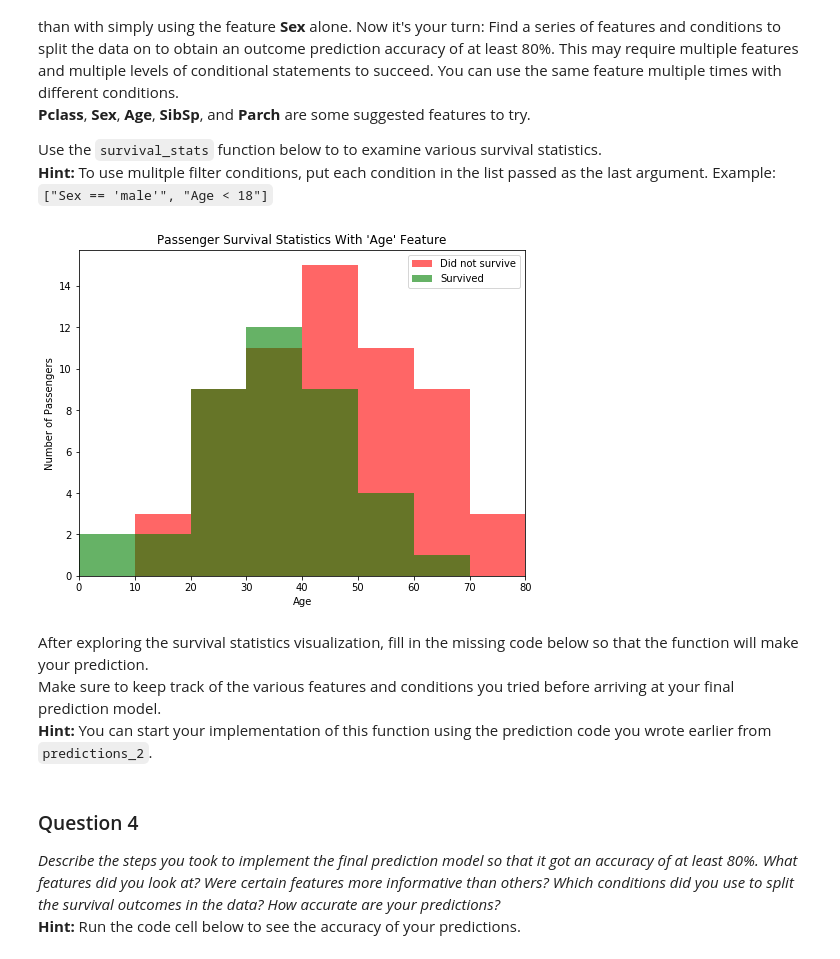
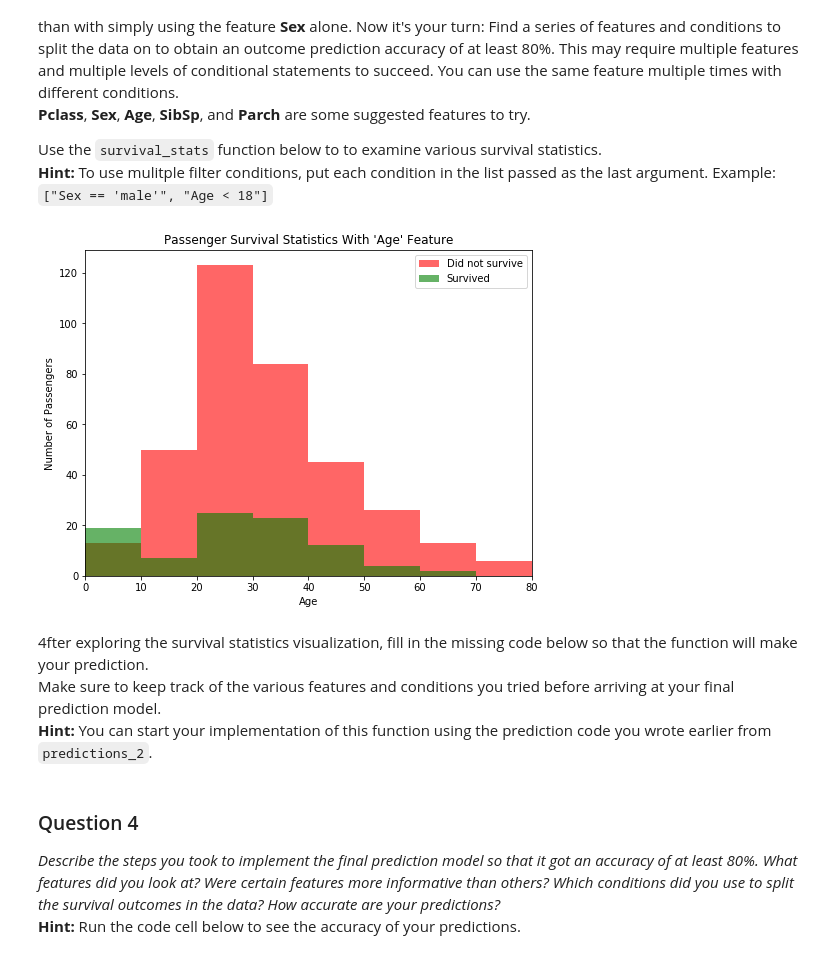
Before and after one commit to echoStorms/nano-degree-submissions, a Jupyter notebook: titanic_survival_exploration/titanic_survival_exploration.ipynb, the cells around one changed output. Cells and saved outputs as stored; diff of their text form; code cells hidden in the pictures.

```diff
--- a/titanic_survival_exploration/titanic_survival_exploration.ipynb
+++ b/titanic_survival_exploration/titanic_survival_exploration.ipynb
@@ -210,12 +212,12 @@ Adding the feature **Age** as a condition in conjunction with **Sex** improves t
 Use the `survival_stats` function below to to examine various survival statistics.
 **Hint:** To use mulitple filter conditions, put each condition in the list passed as the last argument. Example: `["Sex == 'male'", "Age < 18"]`
 # %%
-vs.survival_stats(data, outcomes, 'Age', ["Sex == 'male'", "Age < 80", "Pclass == 1"])
+vs.survival_stats(data, outcomes, 'Age', ["Sex == 'male'", "Age < 80", "Parch >= 0"])
 #vs.survival_stats(data, outcomes, 'Sex', ["Age < 80"])
 # %% [output]
-[figure, old version]
+[figure, new version]
 # %% [markdown]
-After exploring the survival statistics visualization, fill in the missing code below so that the function will make your prediction.
+4fter exploring the survival statistics visualization, fill in the missing code below so that the function will make your prediction.
 Make sure to keep track of the various features and conditions you tried before arriving at your final prediction model.
 **Hint:** You can start your implementation of this function using the prediction code you wrote earlier from `predictions_2`.
 # %%
```
Also changed, not shown: parts of 4 cells of this notebook, 1 other file.
